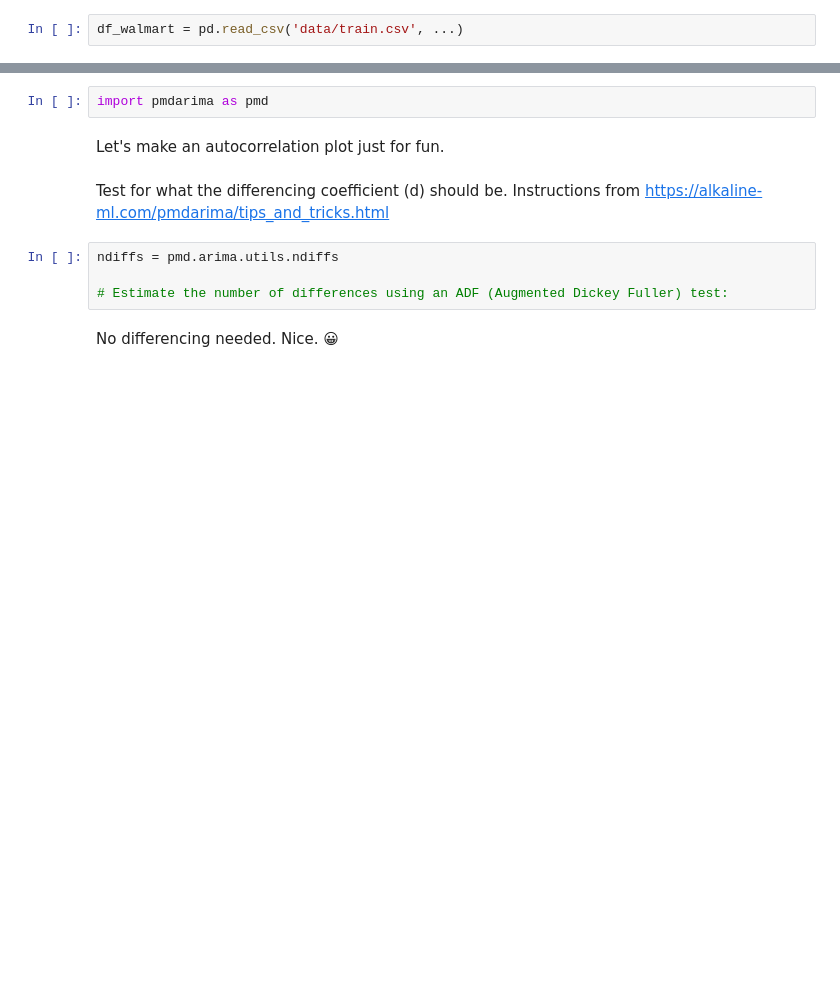
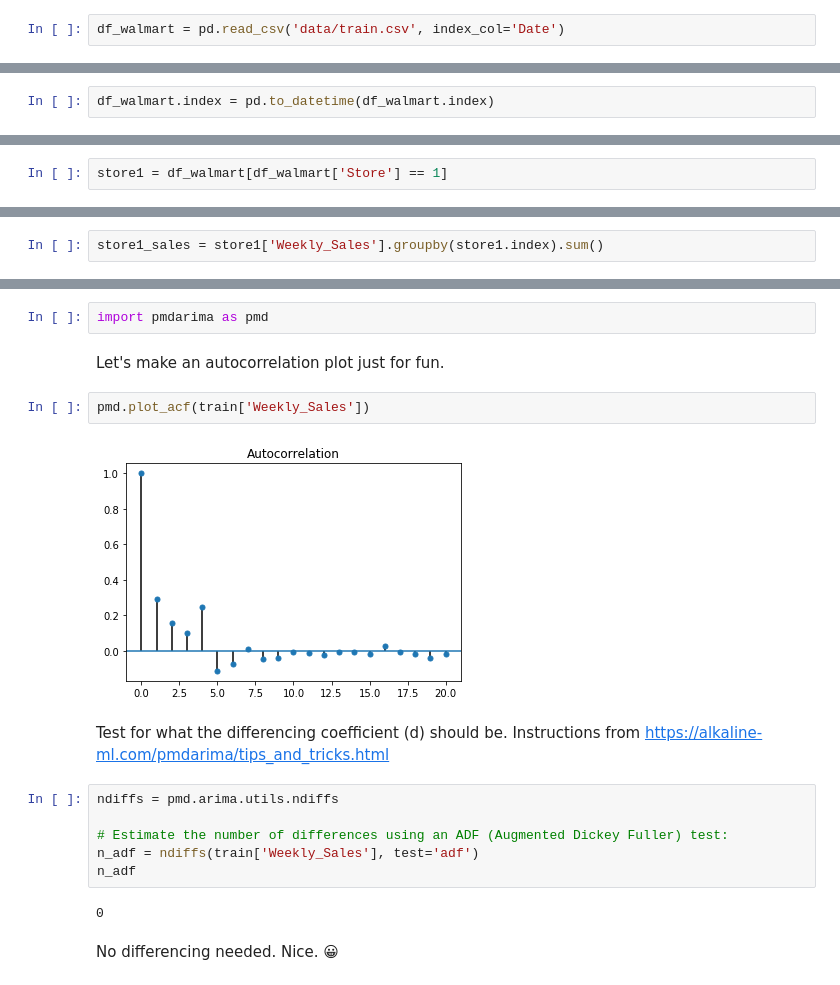
Before and after one commit to ersingt/coursework, a Jupyter notebook: 10-Week/00-time_series/starter_time_series_overview.ipynb, the cells around one changed output, grey strips where cells are left out. Saved outputs shown, nothing was run; the diff lists cells and outputs as text; blank space fills up the shorter version.

```diff
--- a/10-Week/00-time_series/starter_time_series_overview.ipynb
+++ b/10-Week/00-time_series/starter_time_series_overview.ipynb
@@ -137,7 +156,7 @@ Jason Brownlee aslo has a lot of great information and Python code on time serie
 # %% [markdown]
 #### Read in the dataset, set the index and take a look at it.
 # %%
-df_walmart = pd.read_csv('data/train.csv', ...)
+df_walmart = pd.read_csv('data/train.csv', index_col='Date')
 # %% [markdown]
 Alternatively, we could have set the index after creating the DataFrame.
 # %%
@@ -147,0 +193,2 @@ Let's make sure that index is a `datetime`.
+# %%
+df_walmart.index = pd.to_datetime(df_walmart.index)
@@ -150,2 +235,4 @@ Let's make sure that index is a `datetime`.
+# %%
+store1 = df_walmart[df_walmart['Store'] == 1]
 # %%
 store1
@@ -152,2 +254,4 @@ store1
+# %%
+store1_sales = store1['Weekly_Sales'].groupby(store1.index).sum()
 # %%
 store1_sales.head()
@@ -243,12 +444,20 @@ I imported the pmdarima package under the alias `pm`. It has some helpful functi
 import pmdarima as pmd
 # %% [markdown]
 Let's make an autocorrelation plot just for fun.
+# %%
+pmd.plot_acf(train['Weekly_Sales'])
+# %% [output]
+[figure, added]
 # %% [markdown]
 Test for what the differencing coefficient (d) should be. Instructions from https://alkaline-ml.com/pmdarima/tips_and_tricks.html
 # %%
 ndiffs = pmd.arima.utils.ndiffs
 
 # Estimate the number of differences using an ADF (Augmented Dickey Fuller) test:
+n_adf = ndiffs(train['Weekly_Sales'], test='adf')
+n_adf
+# %% [output]
+0
 # %% [markdown]
 No differencing needed. Nice. 😀
 # %% [markdown]
```
Also changed, not shown: parts of 33 cells of this notebook, 3 other files.
